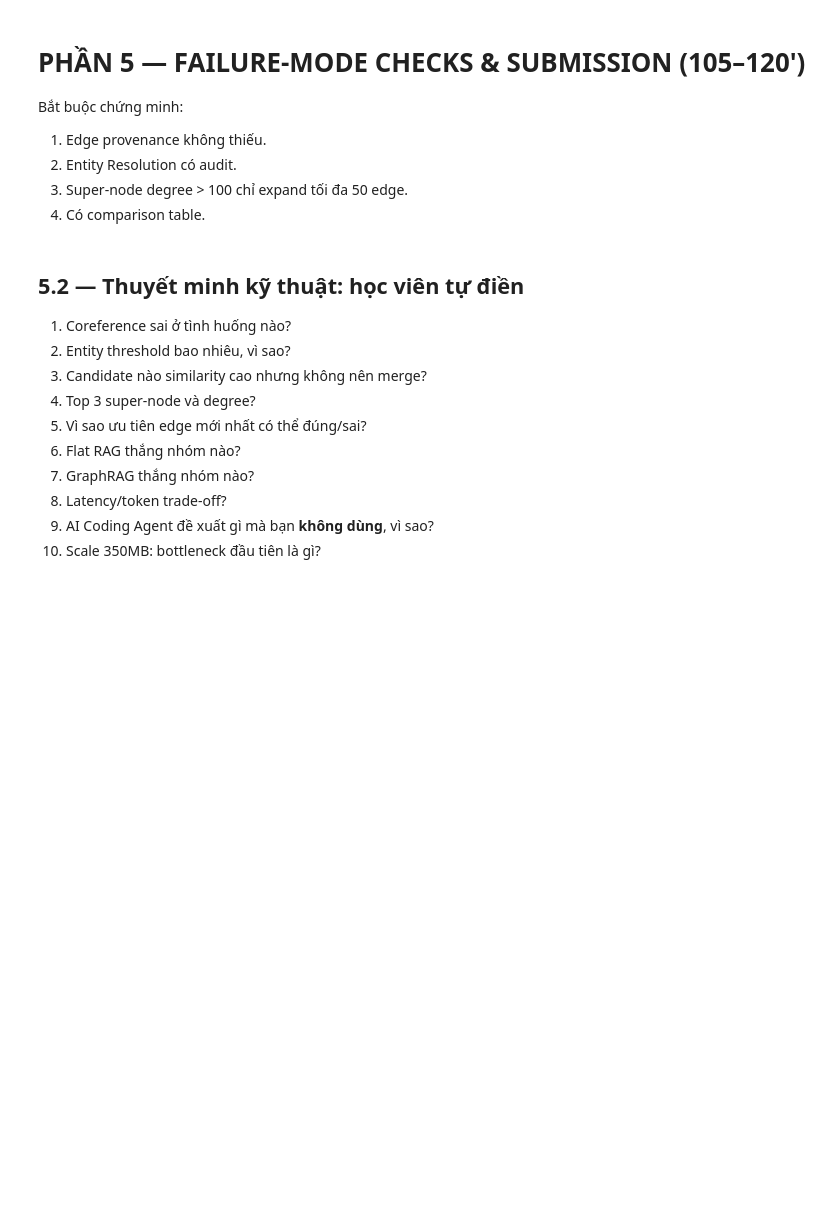
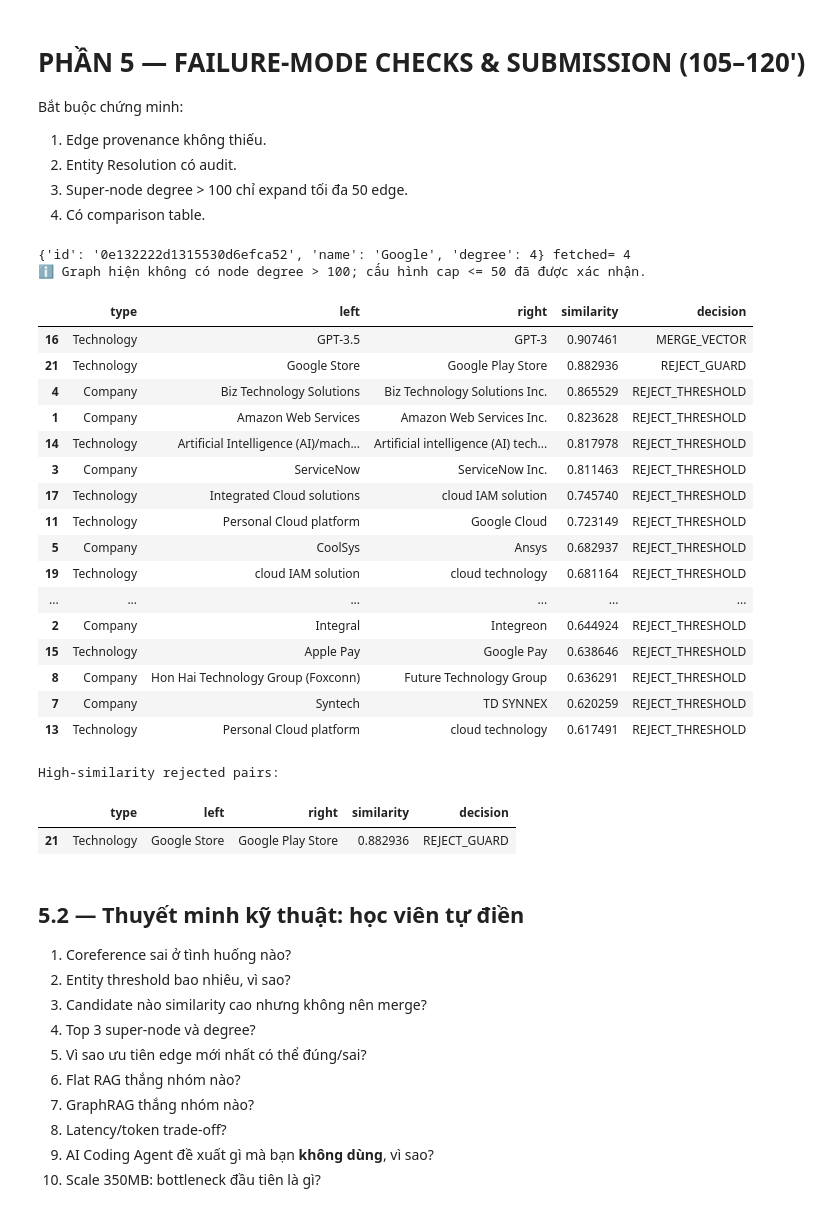
Before and after one commit to fiezen13/K4-Track3-Lab19-GraphRAG-2A202601812-TranMinhHien, a Jupyter notebook: Day19_GraphRAG_vs_FlatRAG_Production_Lab_Guide.ipynb, the cells around one changed output. Drawn from its saved outputs; the diff is of its cells as text; code cells hidden in the pictures; blank space fills up the shorter version.

```diff
--- a/Day19_GraphRAG_vs_FlatRAG_Production_Lab_Guide.ipynb
+++ b/Day19_GraphRAG_vs_FlatRAG_Production_Lab_Guide.ipynb
@@ -1658,40 +1660,67 @@ Bắt buộc chứng minh:
 # %%
 #@title 5.1 — Super-node check + entity audit
 def test_supernode_policy():
+    assert SUPER_NODE_EDGE_CAP <= 50
+    assert GLOBAL_EDGE_CAP >= SUPER_NODE_EDGE_CAP
     rows = run_cypher("""
     MATCH (n:Entity)-[r]-()
     WITH n, count(r) AS degree
     ORDER BY degree DESC LIMIT 1
     RETURN n.id AS id, n.name AS name, degree
     """)
     if not rows:
         print("Graph empty.")
         return
 
     n = rows[0]
     limit = 50 if n["degree"] > SUPER_NODE_DEGREE else 1000
     edges = recent_edges(n["id"], limit)
     print(n, "fetched=", len(edges))
     if n["degree"] > SUPER_NODE_DEGREE:
         assert len(edges) <= 50
         print("✅ Super-node cap OK.")
+    else:
+        print("ℹ️ Graph hiện không có node degree > 100; cấu hình cap <= 50 đã được xác nhận.")
 
 def show_resolution_audit(audit_df):
     if audit_df.empty:
         print("No audit rows.")
         return
     display(
         audit_df.sort_values("similarity", ascending=False).head(30)
     )
     print("High-similarity rejected pairs:")
     display(
         audit_df[audit_df.decision=="REJECT_GUARD"]
         .sort_values("similarity", ascending=False)
         .head(20)
     )
 
-# test_supernode_policy()
-# show_resolution_audit(entity_resolution_audit_df)
+test_supernode_policy()
+show_resolution_audit(entity_resolution_audit_df)
+# %% [output]
+{'id': '0e132222d1315530d6efca52', 'name': 'Google', 'degree': 4} fetched= 4
+ℹ️ Graph hiện không có node degree > 100; cấu hình cap <= 50 đã được xác nhận.
+|  | type | left | right | similarity | decision |
+| 16 | Technology | GPT-3.5 | GPT-3 | 0.907461 | MERGE_VECTOR |
+| 21 | Technology | Google Store | Google Play Store | 0.882936 | REJECT_GUARD |
+| 4 | Company | Biz Technology Solutions | Biz Technology Solutions Inc. | 0.865529 | REJECT_THRESHOLD |
+| 1 | Company | Amazon Web Services | Amazon Web Services Inc. | 0.823628 | REJECT_THRESHOLD |
+| 14 | Technology | Artificial Intelligence (AI)/mach... | Artificial intelligence (AI) tech... | 0.817978 | REJECT_THRESHOLD |
+| 3 | Company | ServiceNow | ServiceNow Inc. | 0.811463 | REJECT_THRESHOLD |
+| 17 | Technology | Integrated Cloud solutions | cloud IAM solution | 0.745740 | REJECT_THRESHOLD |
+| 11 | Technology | Personal Cloud platform | Google Cloud | 0.723149 | REJECT_THRESHOLD |
+| 5 | Company | CoolSys | Ansys | 0.682937 | REJECT_THRESHOLD |
+| 19 | Technology | cloud IAM solution | cloud technology | 0.681164 | REJECT_THRESHOLD |
+| ... | ... | ... | ... | ... | ... |
+| 2 | Company | Integral | Integreon | 0.644924 | REJECT_THRESHOLD |
+| 15 | Technology | Apple Pay | Google Pay | 0.638646 | REJECT_THRESHOLD |
+| 8 | Company | Hon Hai Technology Group (Foxconn) | Future Technology Group | 0.636291 | REJECT_THRESHOLD |
+| 7 | Company | Syntech | TD SYNNEX | 0.620259 | REJECT_THRESHOLD |
+| 13 | Technology | Personal Cloud platform | cloud technology | 0.617491 | REJECT_THRESHOLD |
+High-similarity rejected pairs:
+|  | type | left | right | similarity | decision |
+| 21 | Technology | Google Store | Google Play Store | 0.882936 | REJECT_GUARD |
 # %% [markdown]
 ## 5.2 — Thuyết minh kỹ thuật: học viên tự điền
 
```
Also changed, not shown: parts of 3 cells of this notebook, 3 other files.
